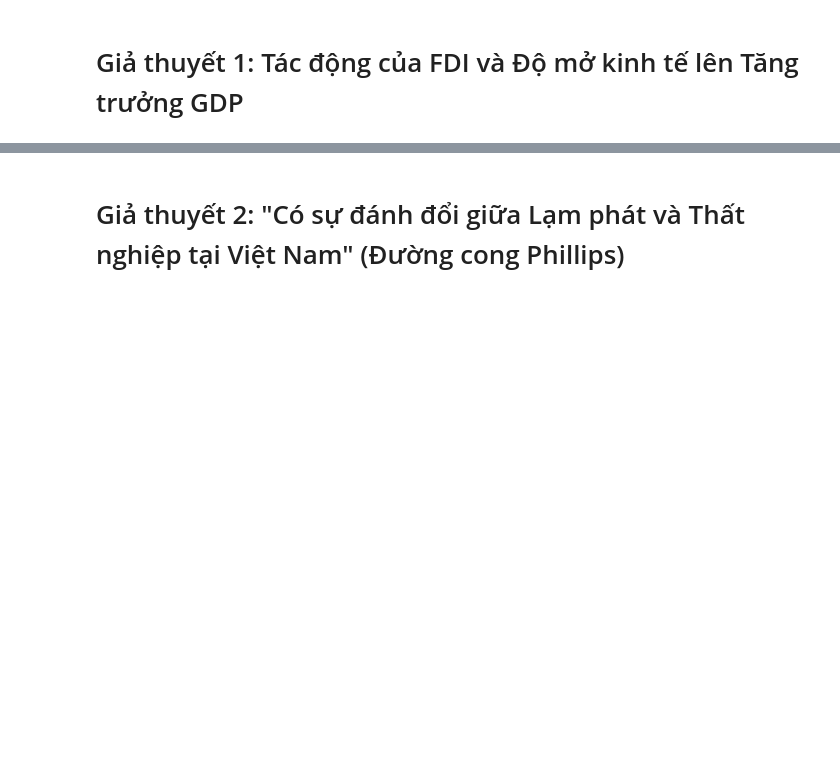
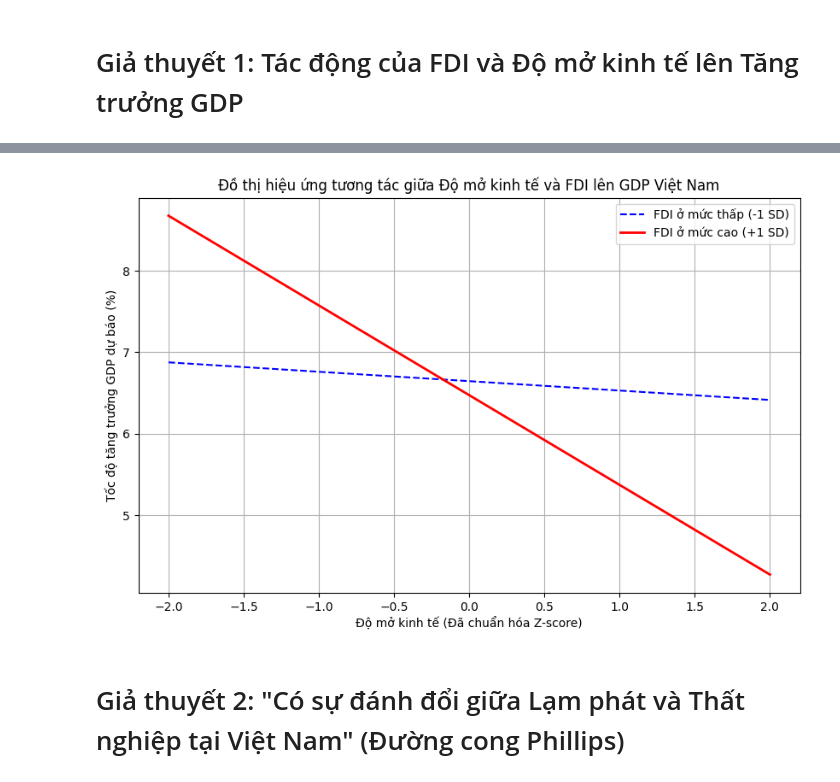
Before and after one commit to trinhnguyen1101/Dot1, a Jupyter notebook: kiemdinh.ipynb, the cells around one changed output, grey strips where cells are left out. Cells and saved outputs as stored; diff of their text form; code cells hidden in the pictures; blank space fills up the shorter version.

```diff
--- a/kiemdinh.ipynb
+++ b/kiemdinh.ipynb
@@ -85,3 +174,24 @@ $$\text{GDP\_Growth} = 6.8467 + 0.2449 \times \text{FDI\_to\_GDP} - 0.0121 \time
+# %%
+
+
+# Tạo dữ liệu mô phỏng hiệu ứng tương tác dựa trên hệ số của mô hình Z-score
+# GDP = 6.5586 - 0.6084*Openness - 0.0860*FDI - 0.4930*(Openness * FDI)
+
+openness_range = np.linspace(-2, 2, 100)
+gdp_low_fdi = 6.5586 - 0.6084 * openness_range - 0.0860 * (-1) - 0.4930 * (openness_range * -1)
+gdp_high_fdi = 6.5586 - 0.6084 * openness_range - 0.0860 * (1) - 0.4930 * (openness_range * (1))
+
+plt.figure(figsize=(10, 6))
+plt.plot(openness_range, gdp_low_fdi, label='FDI ở mức thấp (-1 SD)', color='blue', linestyle='--')
+plt.plot(openness_range, gdp_high_fdi, label='FDI ở mức cao (+1 SD)', color='red', linewidth=2)
+plt.title('Đồ thị hiệu ứng tương tác giữa Độ mở kinh tế và FDI lên GDP Việt Nam')
+plt.xlabel('Độ mở kinh tế (Đã chuẩn hóa Z-score)')
+plt.ylabel('Tốc độ tăng trưởng GDP dự báo (%)')
+plt.legend()
+plt.grid(True)
+plt.show()
+# %% [output]
+[figure, added]
 # %% [markdown]
 # Giả thuyết 2: "Có sự đánh đổi giữa Lạm phát và Thất nghiệp tại Việt Nam" (Đường cong Phillips)
 # %%
```
Also changed, not shown: parts of 7 cells of this notebook, 4 other files.
